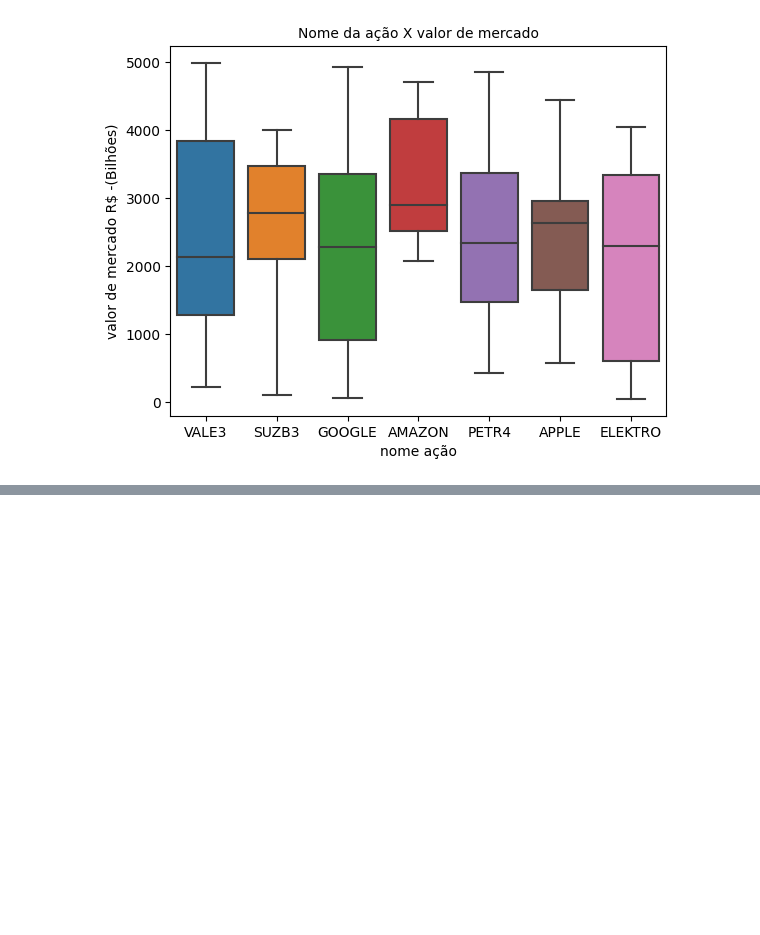
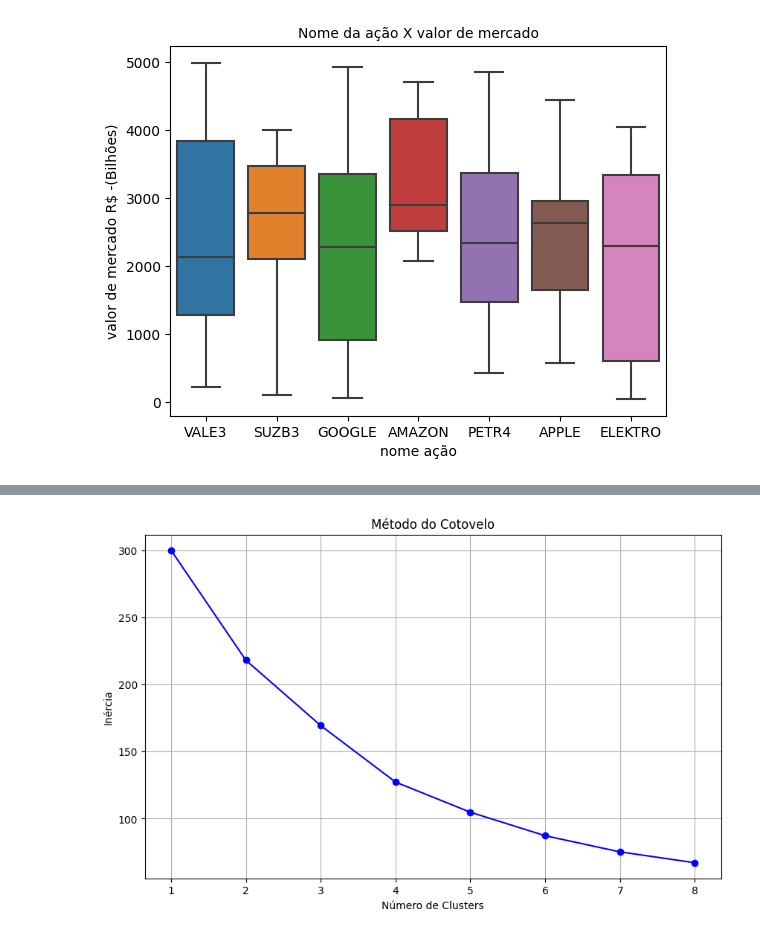
Before and after one commit to kaualayon/codigo_IABD2024, a Jupyter notebook: Somativa/codigo.ipynb, the cells around one changed output, grey strips where cells are left out. Cells and saved outputs as stored; diff of their text form; code cells hidden in the pictures; blank space fills up the shorter version.

```diff
--- a/Somativa/codigo.ipynb
+++ b/Somativa/codigo.ipynb
@@ -80,3 +82,17 @@ plt.title("Nome da ação X valor de mercado", fontsize=10)
 # %% [output]
 Text(0.5, 1.0, 'Nome da ação X valor de mercado')
 [figure]
+# %%
+# Pré-processamento dos dados
+# Utilizar o pdget_dummies(nome_dataframe,columns=[‘nome da coluna’],drop_rst=True) para
+#transformar a coluna de variáveis categóricas para True ou false para aplicar o algoritmo K-means
+
+df_processado = pd.get_dummies(df, columns=['nome ação'], drop_first=True)
+# %%
+# Selecionando as colunas para o algoritmo K-means
+caracteristicas = ['preço ação R$', 'qtde cotas', 'valor de mercado R$ -(Bilhões)']
+X = df_processado[caracteristicas]
+# %%
+# Escalar os dados para normalização
+scaler = StandardScaler()
+X_scaled = scaler.fit_transform(X)
@@ -82,0 +133,7 @@ Text(0.5, 1.0, 'Nome da ação X valor de mercado')
+# %%
+# FAzendo o gráfico do cotovelo
+inercia = []
+for i in range(1, 9):
+    kmeans = KMeans(n_clusters=i, random_state=42)
+    kmeans.fit(X_scaled)
+    inercia.append(kmeans.inertia_)
@@ -82,0 +168,12 @@ Text(0.5, 1.0, 'Nome da ação X valor de mercado')
+# %%
+# Plotando o gráfico do cotovelo
+plt.figure(figsize=(10, 6))
+plt.plot(range(1, 9), inercia, 'bo-')
+plt.title('Método do Cotovelo')
+plt.xlabel('Número de Clusters')
+plt.ylabel('Inércia')
+plt.xticks(range(1, 9))
+plt.grid(True)
+plt.show()
+# %% [output]
+[figure, added]
```
Also changed, not shown: parts of 18 cells of this notebook.
